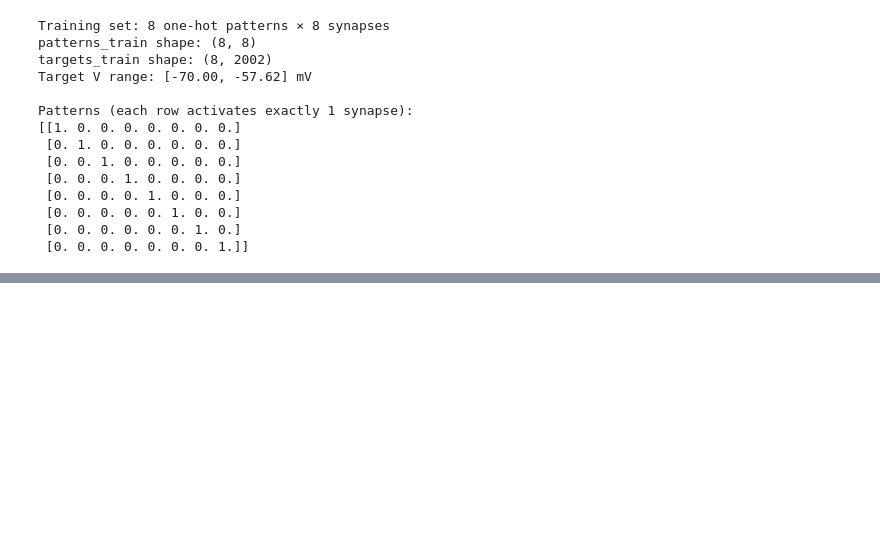
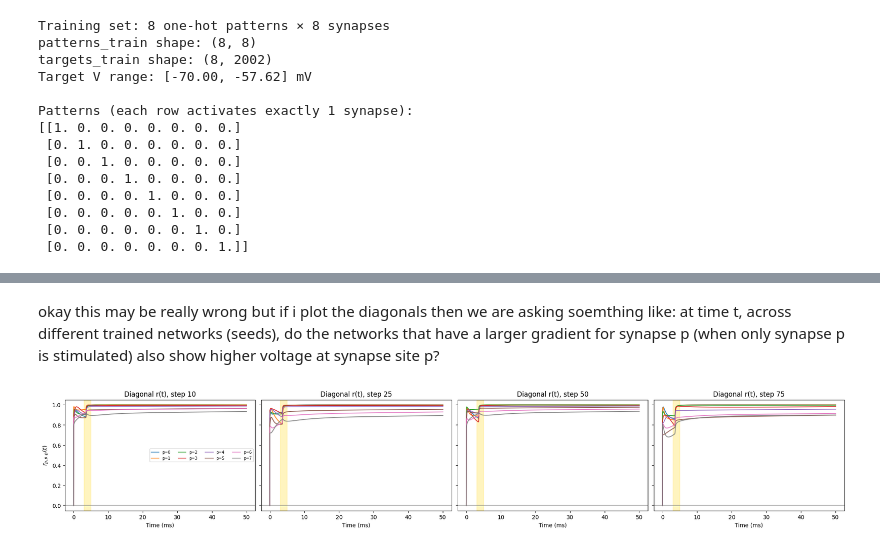
Before and after one commit to itzelts/jaxneuro, a Jupyter notebook: notebooks/retrain.ipynb, the cells around one changed output, grey strips where cells are left out. Cells and saved outputs as stored; diff of their text form; code cells hidden in the pictures; blank space fills up the shorter version.

```diff
--- a/notebooks/retrain.ipynb
+++ b/notebooks/retrain.ipynb
@@ -844,0 +510,22 @@ Analysis window W: [3.0, 25.0] ms  (881 timepoints)
+# %% [markdown]
+okay this may be really wrong but if i plot the diagonals then we are asking soemthing like: at time t, across different trained networks (seeds), do the networks that have a larger gradient for synapse p (when only synapse p is stimulated) also show higher voltage at synapse site p?
+# %%
+# diagonal r(t)
+fig, axes = plt.subplots(1, n_ckpt, figsize=(5*n_ckpt, 3.5),
+                         sharex=True, sharey=True, constrained_layout=True)
+
+for ci, c in enumerate(checkpoints):
+    ax = axes[ci]
+    ax.axvspan(i_delay, i_delay + i_dur, color="gold", alpha=0.25)
+    for p in range(Nsyn):
+        ax.plot(t_arr, r_diag_ckpt[c][p], lw=1.5, alpha=0.9, label=f"p={p}")
+    ax.axhline(0, color="grey", lw=0.7)
+    ax.set_title(f"Diagonal r(t), step {c}")
+    ax.set_xlabel("Time (ms)")
+    if ci == 0:
+        ax.set_ylabel(r"$r_{p,p,p}(t)$")
+        ax.legend(fontsize=7, ncol=4)
+
+plt.show()
+# %% [output]
+[figure, added]
```
Also changed, not shown: parts of 13 cells of this notebook.
